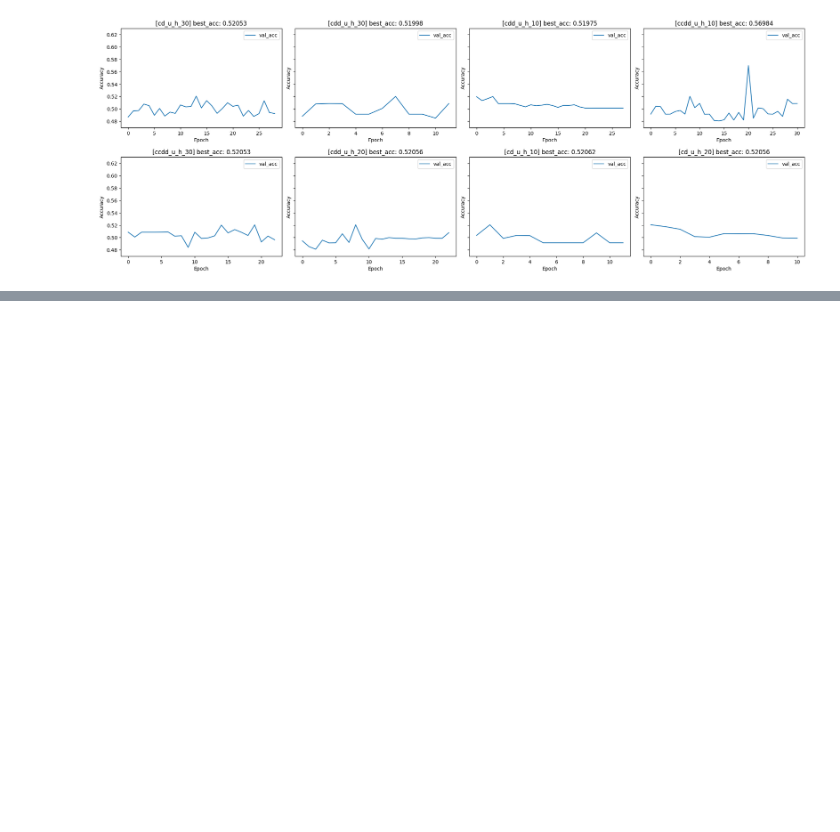
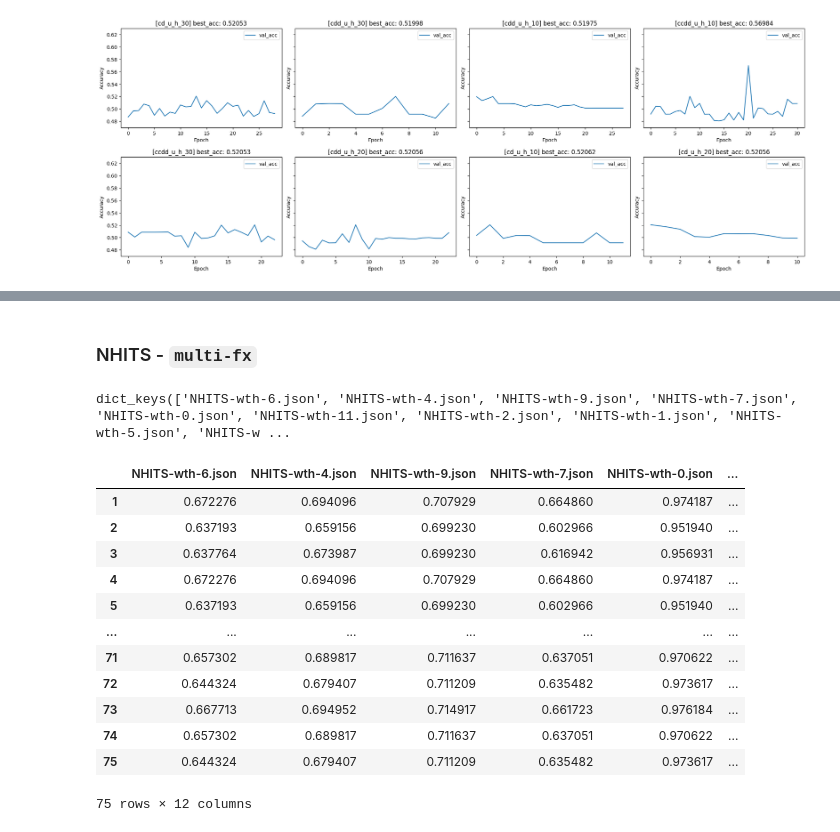
Before and after one commit to baolongnguyenmac/multi_fx, a Jupyter notebook: pretrained/analyze.ipynb, the cells around one changed output, grey strips where cells are left out. Cells and saved outputs as stored; diff of their text form; code cells hidden in the pictures; blank space fills up the shorter version.

```diff
--- a/pretrained/analyze.ipynb
+++ b/pretrained/analyze.ipynb
@@ -294,0 +465,34 @@ for filename in os.listdir(log_dir):
+# %% [markdown]
+### NHITS - `multi-fx`
+# %%
+dir = './baseline'
+log = {}
+for model_name in os.listdir(dir):
+    if model_name.startswith('NHITS-wth'):
+        with open(f'./baseline/{model_name}', 'r') as fi:
+            log[model_name] = json.load(fi)
+
+log.keys()
+# %% [output]
+dict_keys(['NHITS-wth-6.json', 'NHITS-wth-4.json', 'NHITS-wth-9.json', 'NHITS-wth-7.json', 'NHITS-wth-0.json', 'NHITS-wth-11.json', 'NHITS-wth-2.json', 'NHITS-wth-1.json', 'NHITS-wth-5.json', 'NHITS-w ...
+# %%
+for key in log.keys():
+    for id_model in log[key].keys():
+        log[key][id_model] = log[key][id_model]['acc']
+
+df = pd.DataFrame(log)
+df
+# %% [output]
+|  | NHITS-wth-6.json | NHITS-wth-4.json | NHITS-wth-9.json | NHITS-wth-7.json | NHITS-wth-0.json | ... |
+| 1 | 0.672276 | 0.694096 | 0.707929 | 0.664860 | 0.974187 | ... |
+| 2 | 0.637193 | 0.659156 | 0.699230 | 0.602966 | 0.951940 | ... |
+| 3 | 0.637764 | 0.673987 | 0.699230 | 0.616942 | 0.956931 | ... |
+| 4 | 0.672276 | 0.694096 | 0.707929 | 0.664860 | 0.974187 | ... |
+| 5 | 0.637193 | 0.659156 | 0.699230 | 0.602966 | 0.951940 | ... |
+| ... | ... | ... | ... | ... | ... | ... |
+| 71 | 0.657302 | 0.689817 | 0.711637 | 0.637051 | 0.970622 | ... |
+| 72 | 0.644324 | 0.679407 | 0.711209 | 0.635482 | 0.973617 | ... |
+| 73 | 0.667713 | 0.694952 | 0.714917 | 0.661723 | 0.976184 | ... |
+| 74 | 0.657302 | 0.689817 | 0.711637 | 0.637051 | 0.970622 | ... |
+| 75 | 0.644324 | 0.679407 | 0.711209 | 0.635482 | 0.973617 | ... |
+75 rows × 12 columns
```
Also changed, not shown: parts of 14 cells of this notebook, 3 other files.
